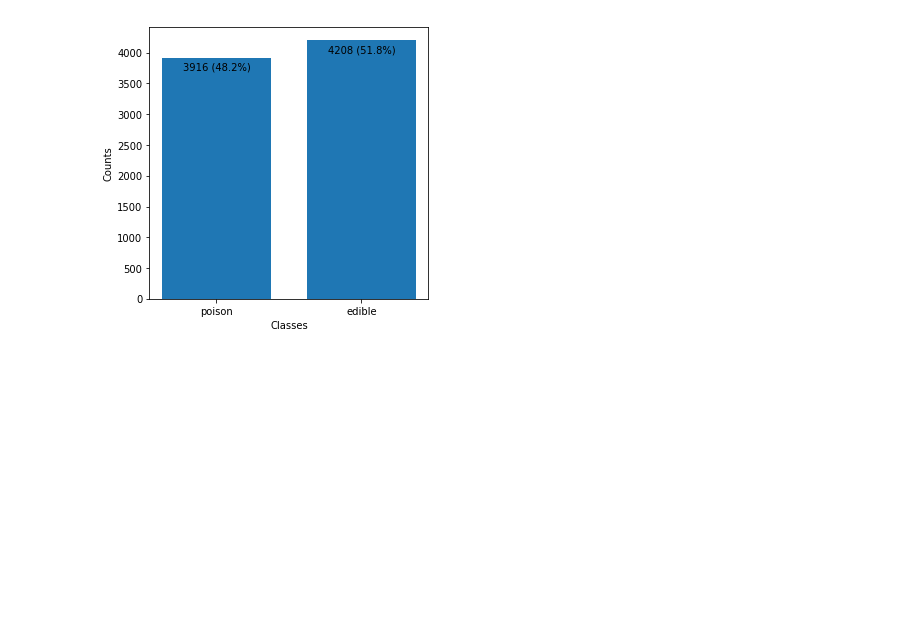
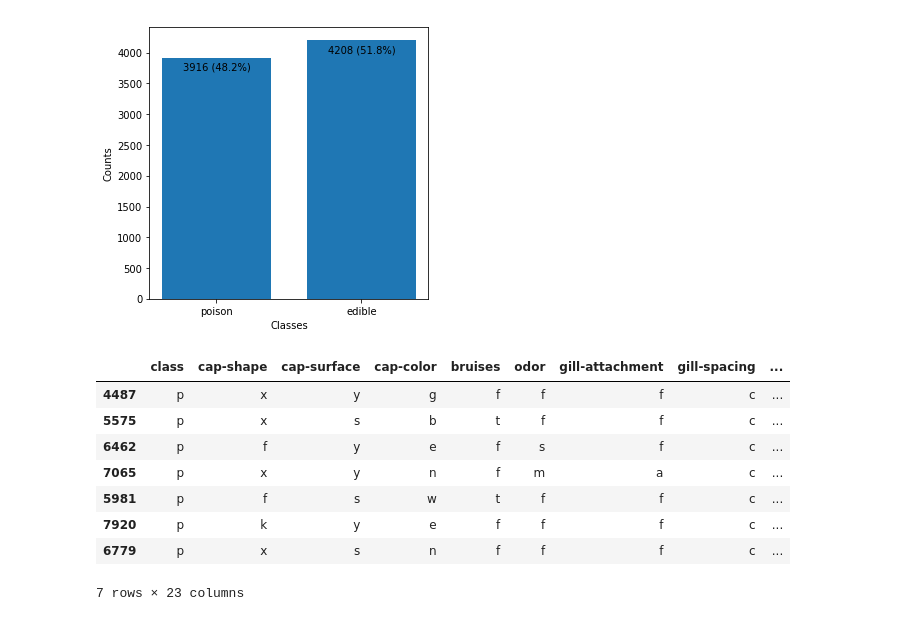
Before and after one commit to Data-Competition/Super-Mario, a Jupyter notebook: mushroom-report-v1.ipynb, the cells around one changed output. Saved outputs shown, nothing was run; the diff lists cells and outputs as text; code cells hidden in the pictures; blank space fills up the shorter version.

```diff
--- a/mushroom-report-v1.ipynb
+++ b/mushroom-report-v1.ipynb
@@ -44,3 +46,19 @@ plt.ylabel('Counts')
 # %% [output]
 Text(0,0.5,'Counts')
 [figure]
+# %%
+n = 7
+top_7_p = p.sample(n)
+top_7_e = e.sample(n)
+# %%
+top_7_p
+# %% [output]
+|  | class | cap-shape | cap-surface | cap-color | bruises | odor | gill-attachment | gill-spacing | ... |
+| 4487 | p | x | y | g | f | f | f | c | ... |
+| 5575 | p | x | s | b | t | f | f | c | ... |
+| 6462 | p | f | y | e | f | s | f | c | ... |
+| 7065 | p | x | y | n | f | m | a | c | ... |
+| 5981 | p | f | s | w | t | f | f | c | ... |
+| 7920 | p | k | y | e | f | f | f | c | ... |
+| 6779 | p | x | s | n | f | f | f | c | ... |
+7 rows × 23 columns
```
Also changed, not shown: parts of 2 cells of this notebook.
